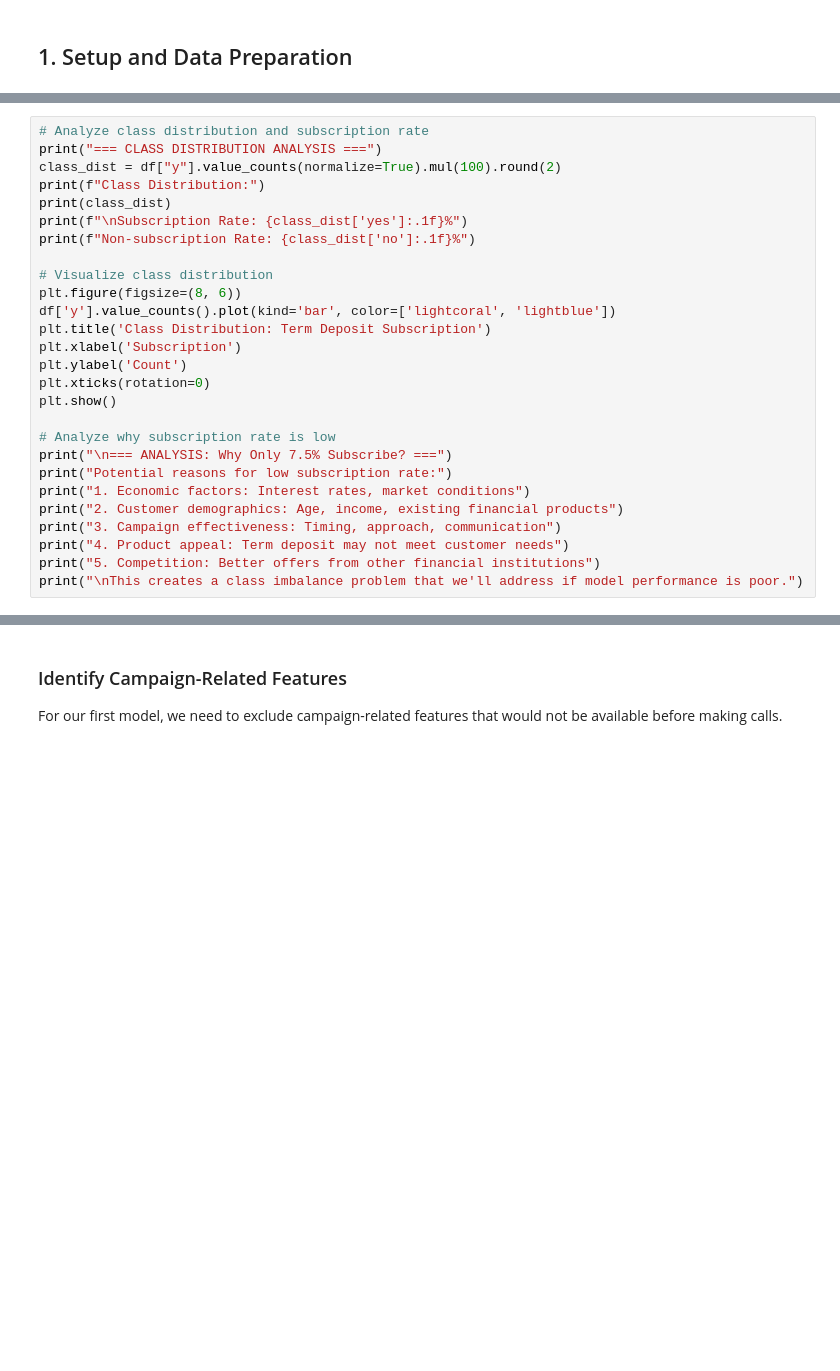
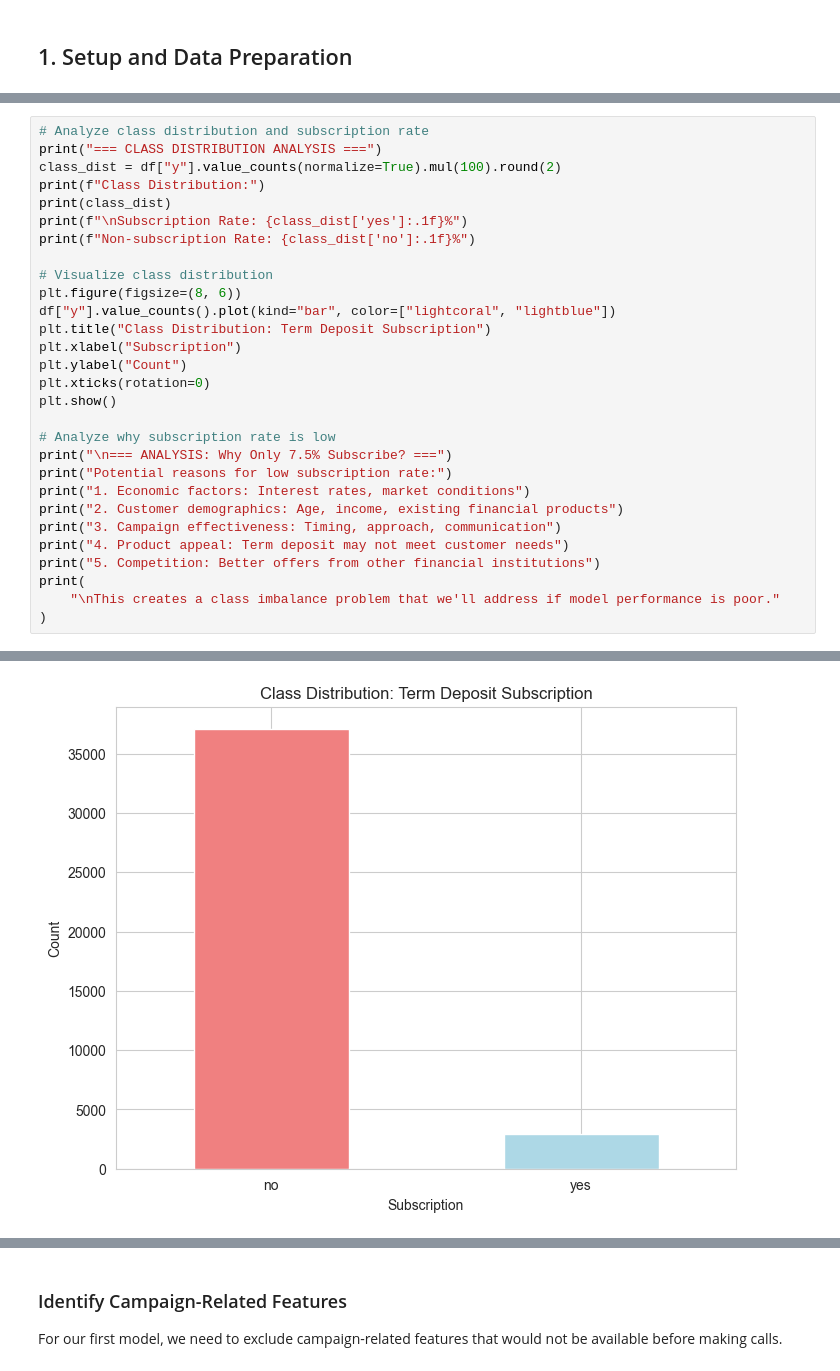
Before and after one commit to osamaizhar/Term-Deposit-Marketing-Analysis, a Jupyter notebook: term_deposit_prediction_lazypredict.ipynb, the cells around one changed output, grey strips where cells are left out. Drawn from its saved outputs; the diff is of its cells as text; blank space fills up the shorter version.

```diff
--- a/term_deposit_prediction_lazypredict.ipynb
+++ b/term_deposit_prediction_lazypredict.ipynb
@@ -96,10 +111,10 @@ print(f"Non-subscription Rate: {class_dist['no']:.1f}%")
 
 # Visualize class distribution
 plt.figure(figsize=(8, 6))
-df['y'].value_counts().plot(kind='bar', color=['lightcoral', 'lightblue'])
-plt.title('Class Distribution: Term Deposit Subscription')
-plt.xlabel('Subscription')
-plt.ylabel('Count')
+df["y"].value_counts().plot(kind="bar", color=["lightcoral", "lightblue"])
+plt.title("Class Distribution: Term Deposit Subscription")
+plt.xlabel("Subscription")
+plt.ylabel("Count")
 plt.xticks(rotation=0)
 plt.show()
 
@@ -111,4 +126,7 @@ print("2. Customer demographics: Age, income, existing financial products")
 print("3. Campaign effectiveness: Timing, approach, communication")
 print("4. Product appeal: Term deposit may not meet customer needs")
 print("5. Competition: Better offers from other financial institutions")
-print("\nThis creates a class imbalance problem that we'll address if model performance is poor.")
+print(
+    "\nThis creates a class imbalance problem that we'll address if model performance is poor."
+)
+# %% [output]
@@ -114,0 +142 @@ print("\nThis creates a class imbalance problem that we'll address if model perf
+[figure, added]
```
Also changed, not shown: parts of 14 cells of this notebook, 2 other files.
